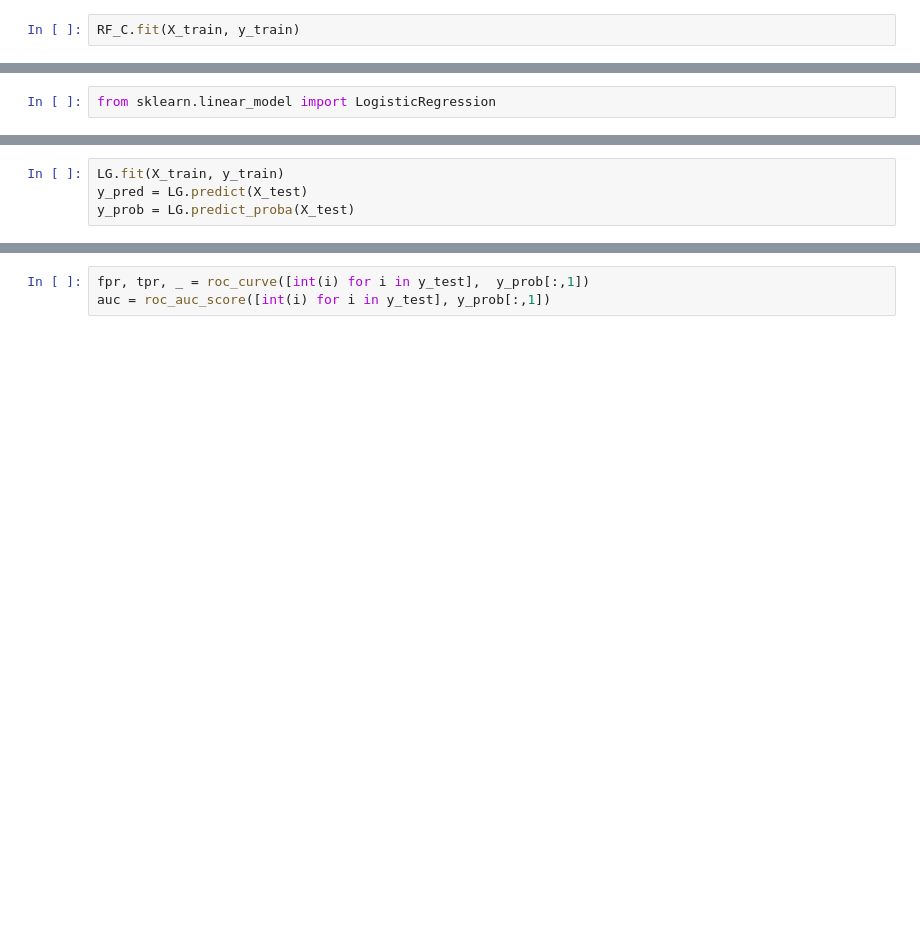
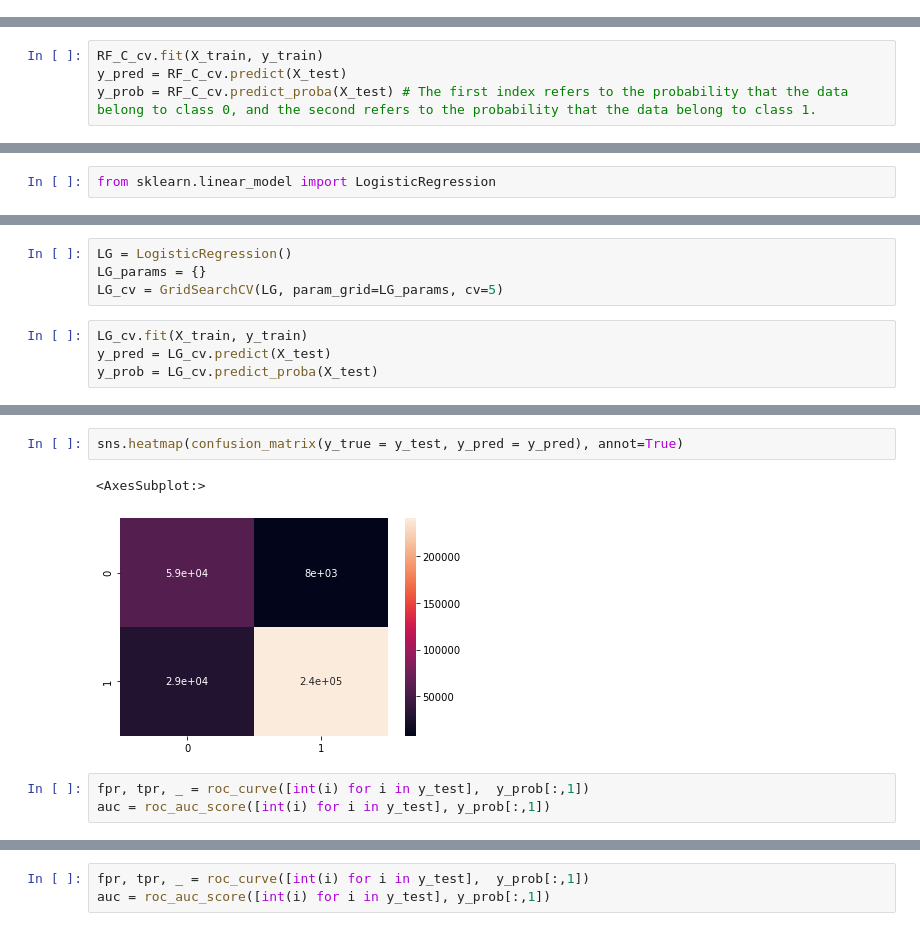
Before and after one commit to wlwlct/Loan-Default-Prediction, a Jupyter notebook: Default Loan Prediction.ipynb, the cells around one changed output, grey strips where cells are left out. Drawn from its saved outputs; the diff is of its cells as text; blank space fills up the shorter version.

```diff
--- a/Default Loan Prediction.ipynb
+++ b/Default Loan Prediction.ipynb
@@ -553,2 +998,0 @@ GridSearchCV(RF_C, param_grid=params ,cv=5)
-# %%
-RF_C.fit(X_train, y_train)
@@ -560,0 +999,4 @@ X_train.shape, y_test.shape
+# %%
+RF_C_cv.fit(X_train, y_train)
+y_pred = RF_C_cv.predict(X_test)
+y_prob = RF_C_cv.predict_proba(X_test) # The first index refers to the probability that the data belong to class 0, and the second refers to the probability that the data belong to class 1.
@@ -575,6 +1036,10 @@ LG = LogisticRegression()
+# %%
+LG = LogisticRegression()
+LG_params = {}
+LG_cv = GridSearchCV(LG, param_grid=LG_params, cv=5)
 # %%
-LG.fit(X_train, y_train)
-y_pred = LG.predict(X_test)
-y_prob = LG.predict_proba(X_test)
+LG_cv.fit(X_train, y_train)
+y_pred = LG_cv.predict(X_test)
+y_prob = LG_cv.predict_proba(X_test)
 # %%
 y_test.shape, y_prob[:,1].shape
@@ -580,0 +1059,8 @@ y_test.shape, y_prob[:,1].shape
+# %%
+sns.heatmap(confusion_matrix(y_true = y_test, y_pred = y_pred), annot=True)
+# %% [output]
+<AxesSubplot:>
+[figure, added]
+# %%
+fpr, tpr, _ = roc_curve([int(i) for i in y_test],  y_prob[:,1])
+auc = roc_auc_score([int(i) for i in y_test], y_prob[:,1])
```
Also changed, not shown: parts of 114 cells of this notebook.
